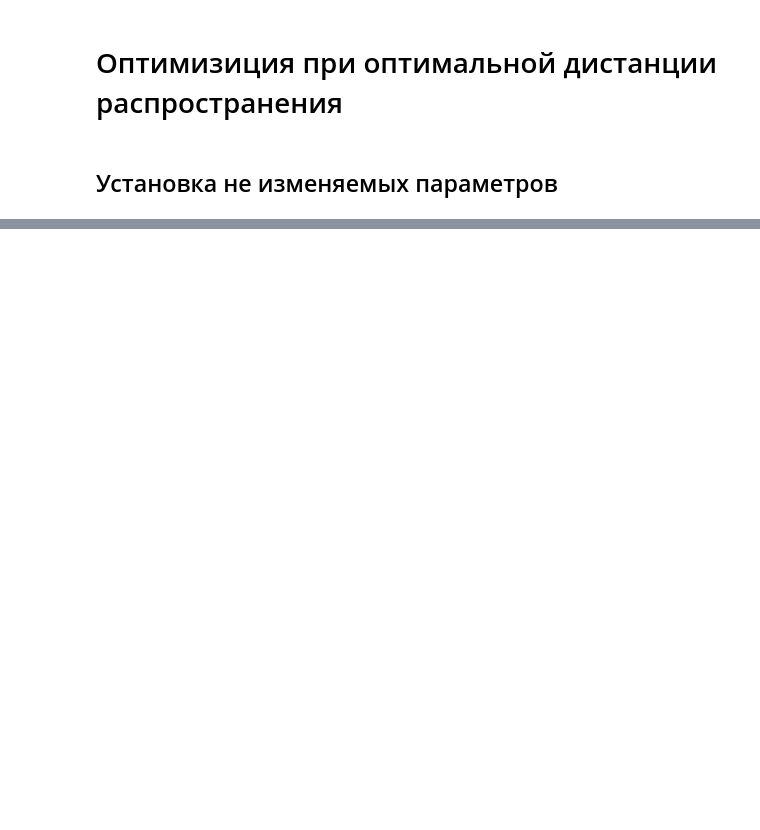
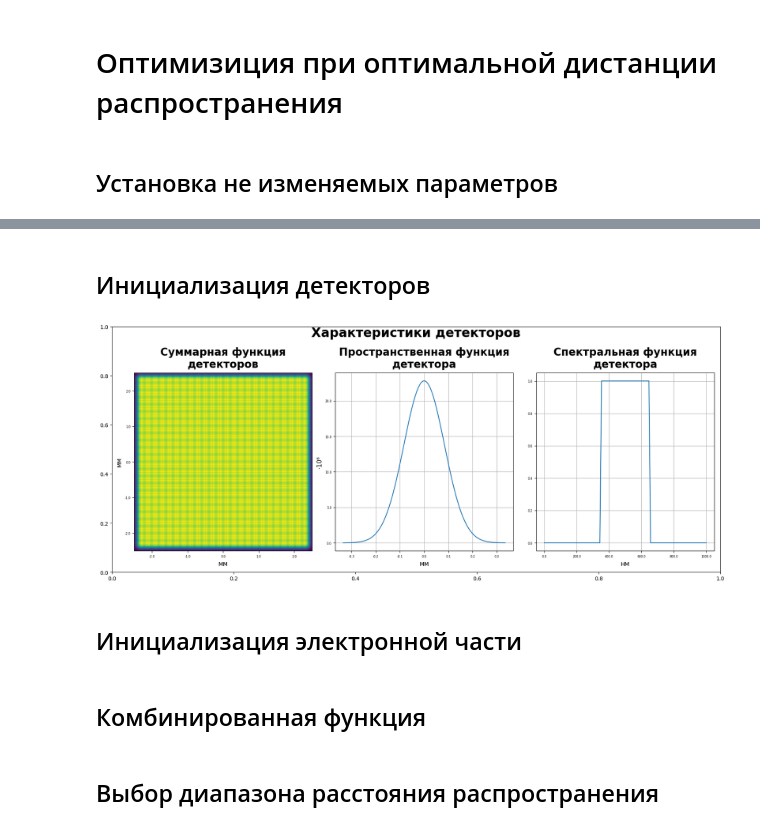
Before and after one commit to Belashov641618/OpticalEncoder, a Jupyter notebook: notebooks/ID2NN Training (optimal parameters).ipynb, the cells around one changed output, grey strips where cells are left out. Cells and saved outputs as stored; diff of their text form; code cells hidden in the pictures; blank space fills up the shorter version.

```diff
--- a/notebooks/ID2NN Training (optimal parameters).ipynb
+++ b/notebooks/ID2NN Training (optimal parameters).ipynb
@@ -36,3 +36,9 @@ import torch
 import numpy
 import optuna
 import timm
+# %%
+FontLibrary.Fonts.ColumnDescriptionTop.FontSize = 9
+FontLibrary.Fonts.ColumnDescriptionBottom.FontSize = 9
+FontLibrary.Fonts.RowDescriptionLeft.FontSize = 9
+FontLibrary.Fonts.RowDescriptionRight.FontSize = 9
+FigureWidthHeight = (16, 16)
@@ -56,0 +122,52 @@ N = int(length / size) * cppp
+# %% [markdown]
+## Инициализация детекторов
+# %%
+detectors_amount = 24
+detector_size = length / 60
+
+spectral_filter = Window(centers=wavelength, sizes=300.0E-9)
+detectors_filter = Gaussian((detector_size, detector_size), (0,0))
+detectors = MatrixDetectors(N, length, wavelength, detectors_amount, detectors_filter, spectral_filter).to(device)
+# %%
+plot = TiledPlot(*FigureWidthHeight)
+plot.FontLibrary = FontLibrary
+plot.pad.graph.horizontal(0.1)
+plot.title('Характеристики детекторов')
+
+x_linspace = torch.linspace(-4*detector_size,+4*detector_size,100)
+y_linspace = detectors_filter(x_linspace, x_linspace)[50]
+wl_linspace = torch.linspace(0, 1000.0E-9, 100)
+s_linspace = spectral_filter(wl_linspace)
+formatter_xy, unit_xy = engineering.separatedformatter(length/2, 'м')
+formatter_d, unit_d = scientific.separatedformatter(y_linspace.max(), '')
+formatter_wl, unit_wl = engineering.separatedformatter(wl_linspace.max(), 'м')
+
+axes = plot.axes.add(0,0)
+axes.imshow(detectors.filter, aspect='auto', extent=[-length/2,+length/2]*2)
+axes.xaxis.set_major_formatter(formatter_xy)
+axes.yaxis.set_major_formatter(formatter_xy)
+plot.graph.label.x(unit_xy)
+plot.graph.label.y(unit_xy)
+plot.graph.title('Суммарная функция детекторов')
+
+axes = plot.axes.add(1,0)
+axes.grid(True)
+axes.plot(x_linspace, y_linspace)
+axes.xaxis.set_major_formatter(formatter_xy)
+axes.yaxis.set_major_formatter(formatter_d)
+plot.graph.label.x(unit_xy)
+plot.graph.label.y(unit_d)
+plot.graph.title('Пространственная функция детектора')
+
+axes = plot.axes.add(2,0)
+axes.grid(True)
+axes.plot(wl_linspace, s_linspace)
+axes.xaxis.set_major_formatter(formatter_wl)
+plot.graph.label.x(unit_wl)
+plot.graph.title('Спектральная функция детектора')
+
+plot.show()
+# %% [output]
+[figure, added]
+# %% [markdown]
+## Инициализация электронной части
@@ -56,0 +176,2 @@ N = int(length / size) * cppp
+# %% [markdown]
+## Комбинированная функция
@@ -56,0 +186,2 @@ N = int(length / size) * cppp
+# %% [markdown]
+## Выбор диапазона раcстояния распространения
```
Also changed, not shown: parts of 22 cells of this notebook, 3 other files.
